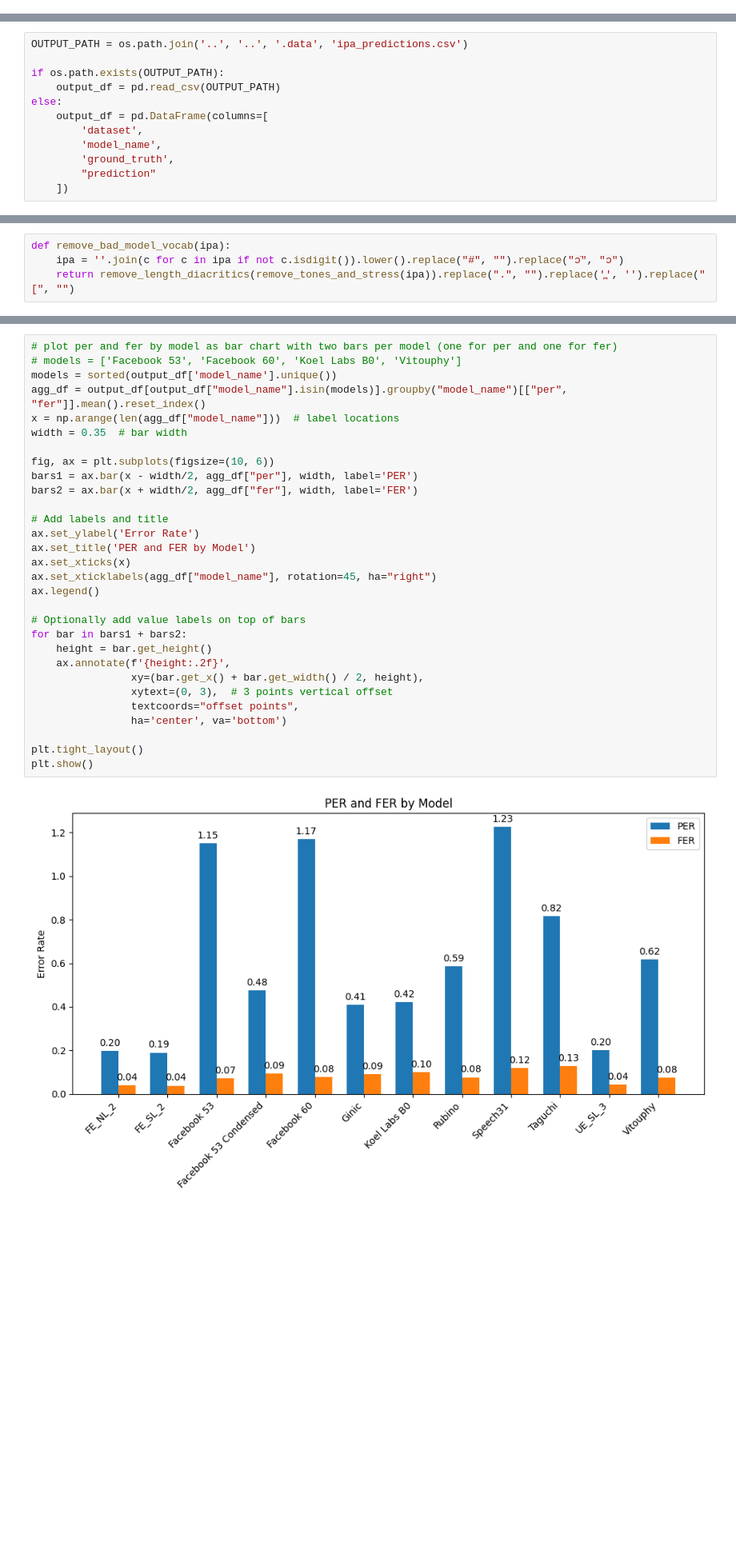
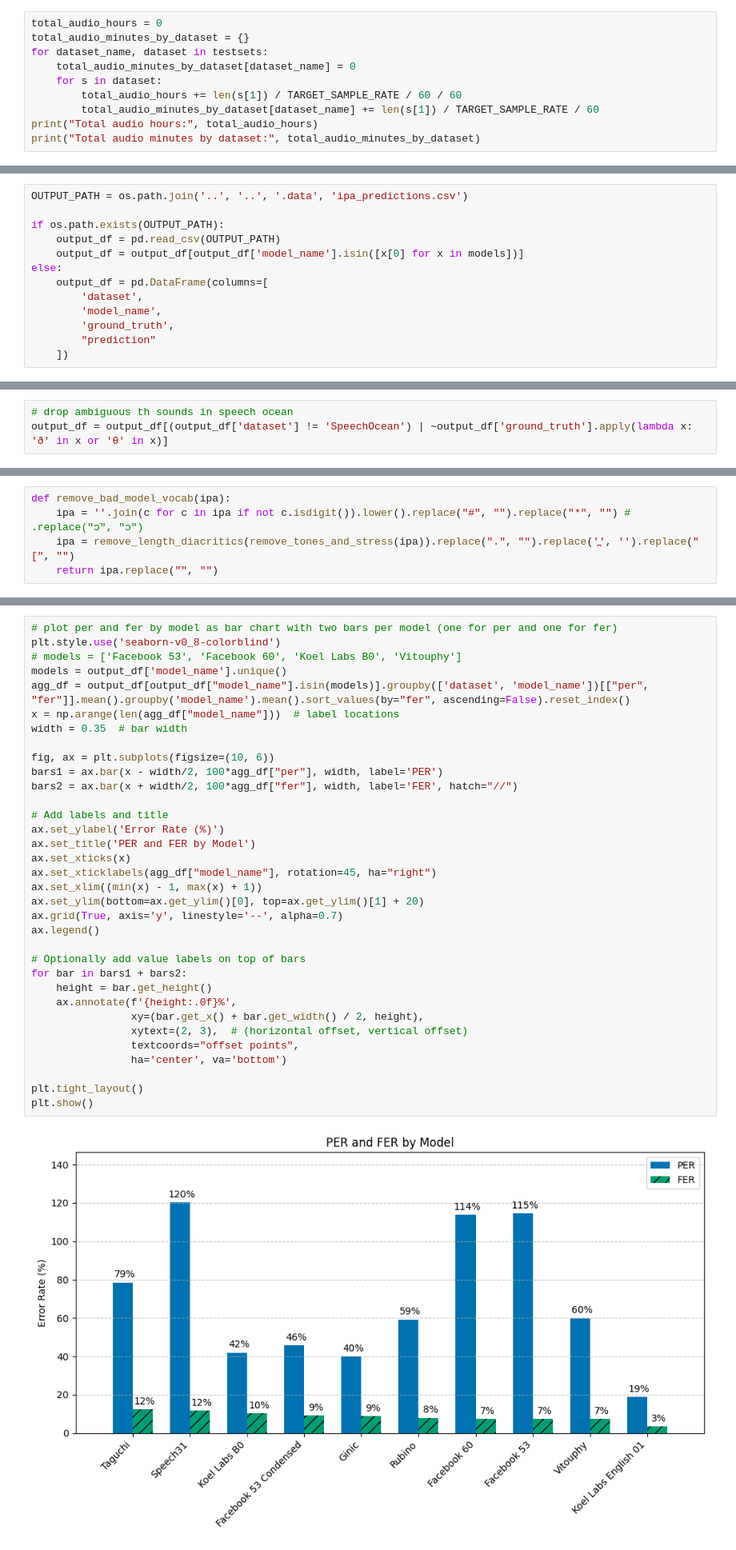
Before and after one commit to KoelLabs/ML, a Jupyter notebook: notebooks/Eval/IPA_eval.ipynb, the cells around one changed output, grey strips where cells are left out. Shown at 80% size. Cells and saved outputs as stored; diff of their text form; blank space fills up the shorter version.

```diff
--- a/notebooks/Eval/IPA_eval.ipynb
+++ b/notebooks/Eval/IPA_eval.ipynb
@@ -55 +57,11 @@ models = [
 ]
+# %%
+total_audio_hours = 0
+total_audio_minutes_by_dataset = {}
+for dataset_name, dataset in testsets:
+    total_audio_minutes_by_dataset[dataset_name] = 0
+    for s in dataset:
+        total_audio_hours += len(s[1]) / TARGET_SAMPLE_RATE / 60 / 60
+        total_audio_minutes_by_dataset[dataset_name] += len(s[1]) / TARGET_SAMPLE_RATE / 60
+print("Total audio hours:", total_audio_hours)
+print("Total audio minutes by dataset:", total_audio_minutes_by_dataset)
@@ -58,6 +73,7 @@ OUTPUT_PATH = os.path.join('..', '..', '.data', 'ipa_predictions.csv')
 
 if os.path.exists(OUTPUT_PATH):
     output_df = pd.read_csv(OUTPUT_PATH)
+    output_df = output_df[output_df['model_name'].isin([x[0] for x in models])]
 else:
     output_df = pd.DataFrame(columns=[
         'dataset',
@@ -117 +133,4 @@ FE_SL_2 SpeechOcean ... already done
+# %%
+# drop ambiguous th sounds in speech ocean
+output_df = output_df[(output_df['dataset'] != 'SpeechOcean') | ~output_df['ground_truth'].apply(lambda x: 'ð' in x or 'θ' in x)]
 # %%
@@ -138,8 +151,9 @@ output_df[output_df['prediction'].isna()]
 output_df.dropna(inplace=True)
 # %%
 def remove_bad_model_vocab(ipa):
-    ipa = ''.join(c for c in ipa if not c.isdigit()).lower().replace("#", "").replace("ɔ̇", "ɔ")
-    return remove_length_diacritics(remove_tones_and_stress(ipa)).replace(".", "").replace('̪', '').replace("[", "")
+    ipa = ''.join(c for c in ipa if not c.isdigit()).lower().replace("#", "").replace("*", "") # .replace("ɔ̇", "ɔ")
+    ipa = remove_length_diacritics(remove_tones_and_stress(ipa)).replace(".", "").replace('̪', '').replace("[", "")
+    return ipa.replace("̇", "")
 # %%
 output_df[["per", "fer"]] = output_df.parallel_apply(lambda x: pd.Series(evaluate(remove_bad_model_vocab(x['ground_truth']), remove_bad_model_vocab(x['prediction']), simplify=False)), axis=1) # type: ignore
 # %% [output]
@@ -148,32 +161,36 @@ Warning: removing invalid ipa characters from lædajannɑʋɑsɔ̇asa.
 # %%
 # plot per and fer by model as bar chart with two bars per model (one for per and one for fer)
+plt.style.use('seaborn-v0_8-colorblind')
 # models = ['Facebook 53', 'Facebook 60', 'Koel Labs B0', 'Vitouphy']
-models = sorted(output_df['model_name'].unique())
-agg_df = output_df[output_df["model_name"].isin(models)].groupby("model_name")[["per", "fer"]].mean().reset_index()
+models = output_df['model_name'].unique()
+agg_df = output_df[output_df["model_name"].isin(models)].groupby(['dataset', 'model_name'])[["per", "fer"]].mean().groupby('model_name').mean().sort_values(by="fer", ascending=False).reset_index()
 x = np.arange(len(agg_df["model_name"]))  # label locations
 width = 0.35  # bar width
 
 fig, ax = plt.subplots(figsize=(10, 6))
-bars1 = ax.bar(x - width/2, agg_df["per"], width, label='PER')
-bars2 = ax.bar(x + width/2, agg_df["fer"], width, label='FER')
+bars1 = ax.bar(x - width/2, 100*agg_df["per"], width, label='PER')
+bars2 = ax.bar(x + width/2, 100*agg_df["fer"], width, label='FER', hatch="//")
 
 # Add labels and title
-ax.set_ylabel('Error Rate')
+ax.set_ylabel('Error Rate (%)')
 ax.set_title('PER and FER by Model')
 ax.set_xticks(x)
 ax.set_xticklabels(agg_df["model_name"], rotation=45, ha="right")
+ax.set_xlim((min(x) - 1, max(x) + 1))
+ax.set_ylim(bottom=ax.get_ylim()[0], top=ax.get_ylim()[1] + 20)
+ax.grid(True, axis='y', linestyle='--', alpha=0.7)
 ax.legend()
 
 # Optionally add value labels on top of bars
 for bar in bars1 + bars2:
     height = bar.get_height()
-    ax.annotate(f'{height:.2f}',
+    ax.annotate(f'{height:.0f}%',
                 xy=(bar.get_x() + bar.get_width() / 2, height),
-                xytext=(0, 3),  # 3 points vertical offset
+                xytext=(2, 3),  # (horizontal offset, vertical offset)
                 textcoords="offset points",
                 ha='center', va='bottom')
 
 plt.tight_layout()
 plt.show()
 # %% [output]
-[figure, old version]
+[figure, new version]
```
Also changed, not shown: parts of 14 cells of this notebook.
